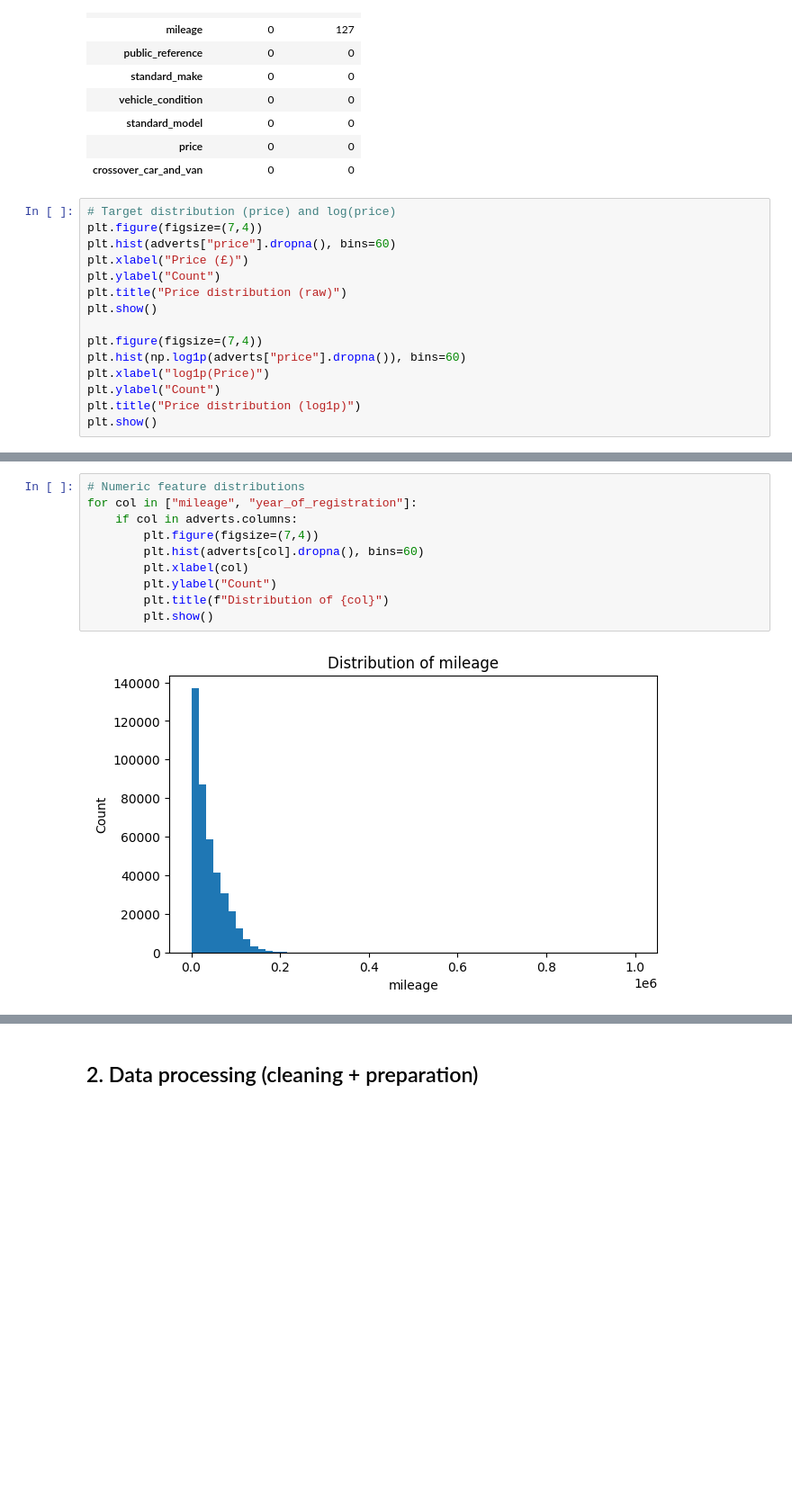
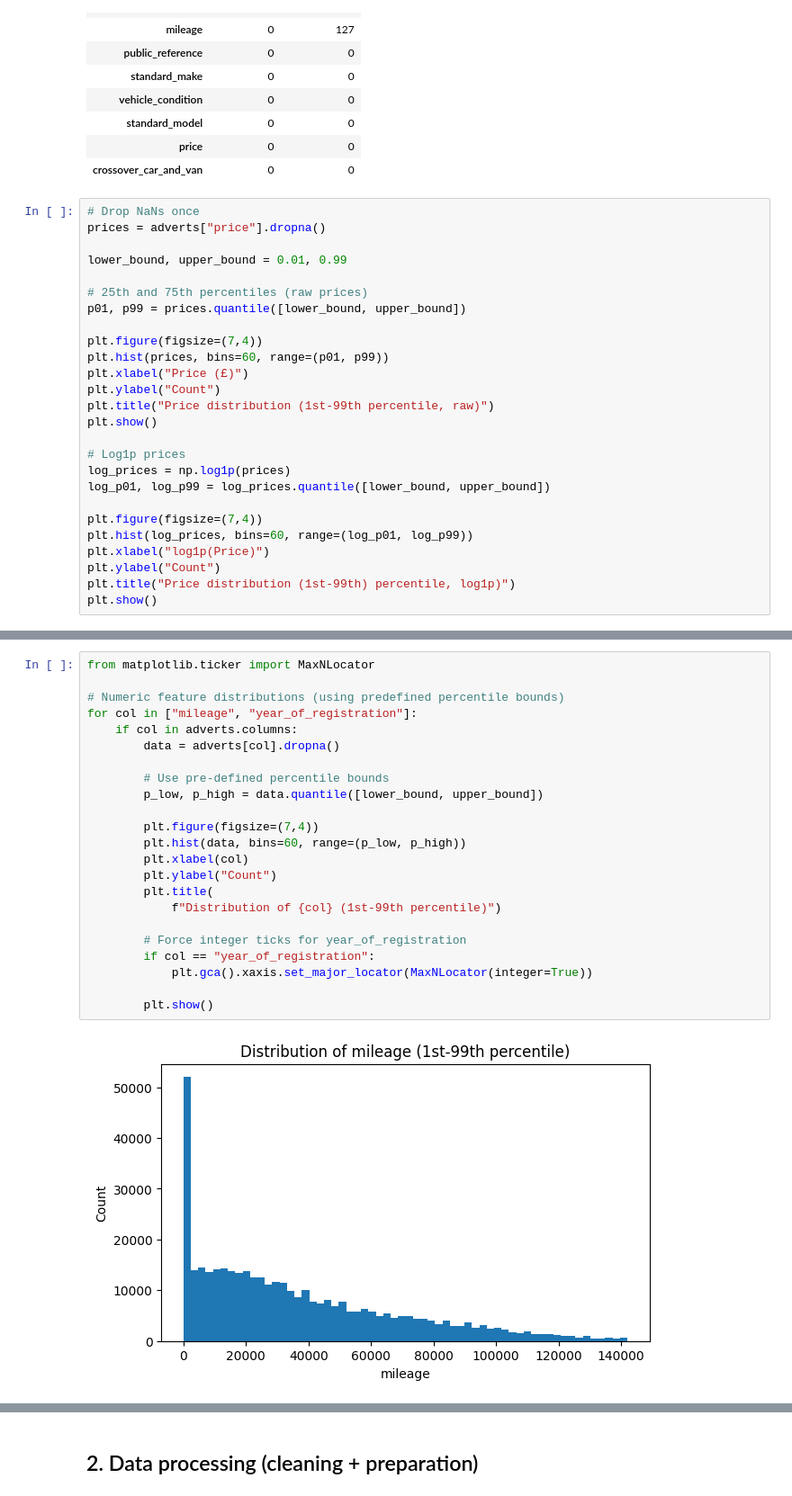
Before and after one commit to akrima-git/MLC, a Jupyter notebook: Autotrader_price_prediction_fixed.ipynb, the cells around one changed output, grey strips where cells are left out. Shown at 90% size. Drawn from its saved outputs; the diff is of its cells as text; blank space fills up the shorter version.

```diff
--- a/Autotrader_price_prediction_fixed.ipynb
+++ b/Autotrader_price_prediction_fixed.ipynb
@@ -113,18 +113,29 @@ missing.head(15)
 | price | 0 | 0 |
 | crossover_car_and_van | 0 | 0 |
 # %%
-# Target distribution (price) and log(price)
+# Drop NaNs once
+prices = adverts["price"].dropna()
+
+lower_bound, upper_bound = 0.01, 0.99
+
+# 25th and 75th percentiles (raw prices)
+p01, p99 = prices.quantile([lower_bound, upper_bound])
+
 plt.figure(figsize=(7,4))
-plt.hist(adverts["price"].dropna(), bins=60)
+plt.hist(prices, bins=60, range=(p01, p99))
 plt.xlabel("Price (£)")
 plt.ylabel("Count")
-plt.title("Price distribution (raw)")
+plt.title("Price distribution (1st-99th percentile, raw)")
 plt.show()
 
+# Log1p prices
+log_prices = np.log1p(prices)
+log_p01, log_p99 = log_prices.quantile([lower_bound, upper_bound])
+
 plt.figure(figsize=(7,4))
-plt.hist(np.log1p(adverts["price"].dropna()), bins=60)
+plt.hist(log_prices, bins=60, range=(log_p01, log_p99))
 plt.xlabel("log1p(Price)")
 plt.ylabel("Count")
-plt.title("Price distribution (log1p)")
+plt.title("Price distribution (1st-99th) percentile, log1p)")
 plt.show()
 # %% [output]
@@ -133,12 +144,25 @@ plt.show()
 # %%
-# Numeric feature distributions
+from matplotlib.ticker import MaxNLocator
+
+# Numeric feature distributions (using predefined percentile bounds)
 for col in ["mileage", "year_of_registration"]:
     if col in adverts.columns:
+        data = adverts[col].dropna()
+
+        # Use pre-defined percentile bounds
+        p_low, p_high = data.quantile([lower_bound, upper_bound])
+
         plt.figure(figsize=(7,4))
-        plt.hist(adverts[col].dropna(), bins=60)
+        plt.hist(data, bins=60, range=(p_low, p_high))
         plt.xlabel(col)
         plt.ylabel("Count")
-        plt.title(f"Distribution of {col}")
+        plt.title(
+            f"Distribution of {col} (1st-99th percentile)")
+
+        # Force integer ticks for year_of_registration
+        if col == "year_of_registration":
+            plt.gca().xaxis.set_major_locator(MaxNLocator(integer=True))
+
         plt.show()
 # %% [output]
-[figure, old version]
+[figure, new version]
```
Also changed, not shown: parts of 3 cells of this notebook.
